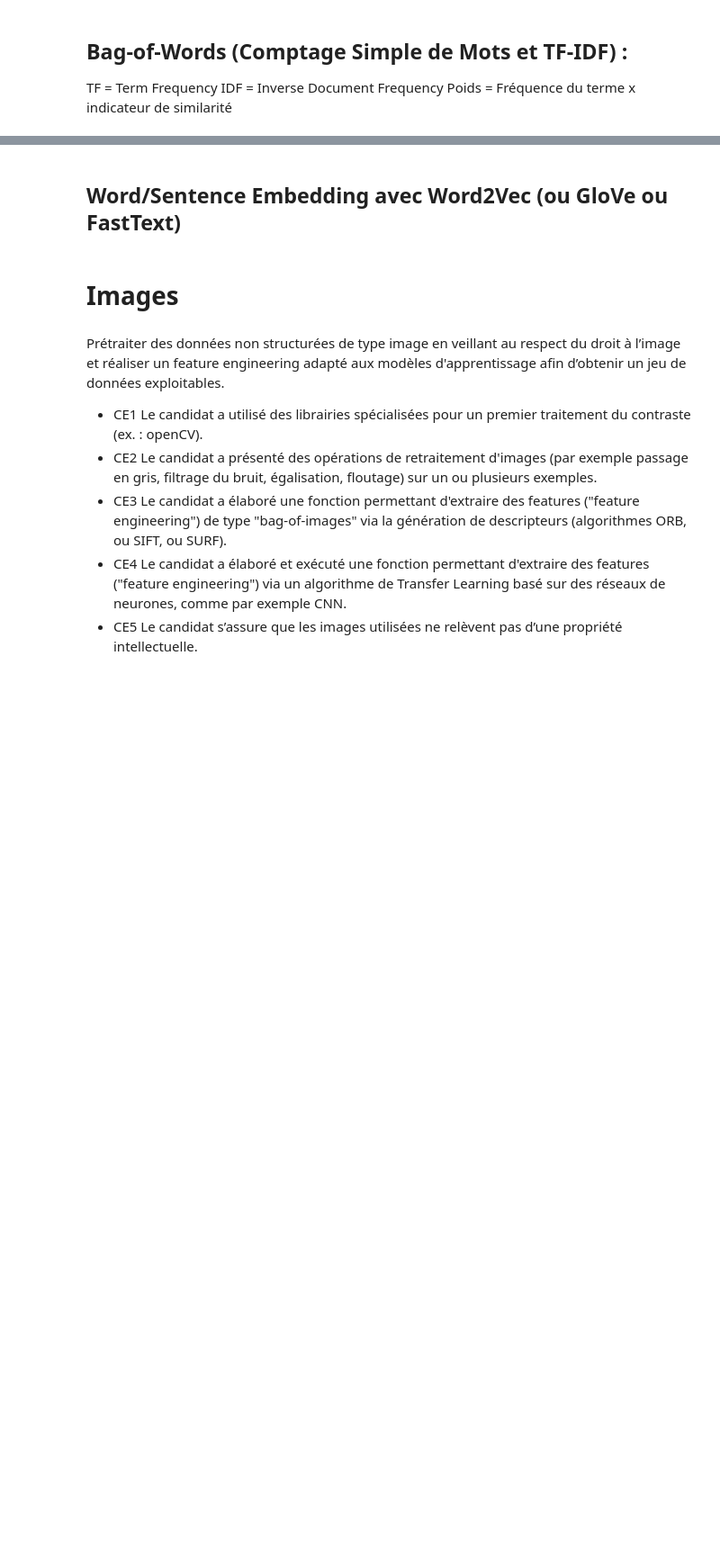
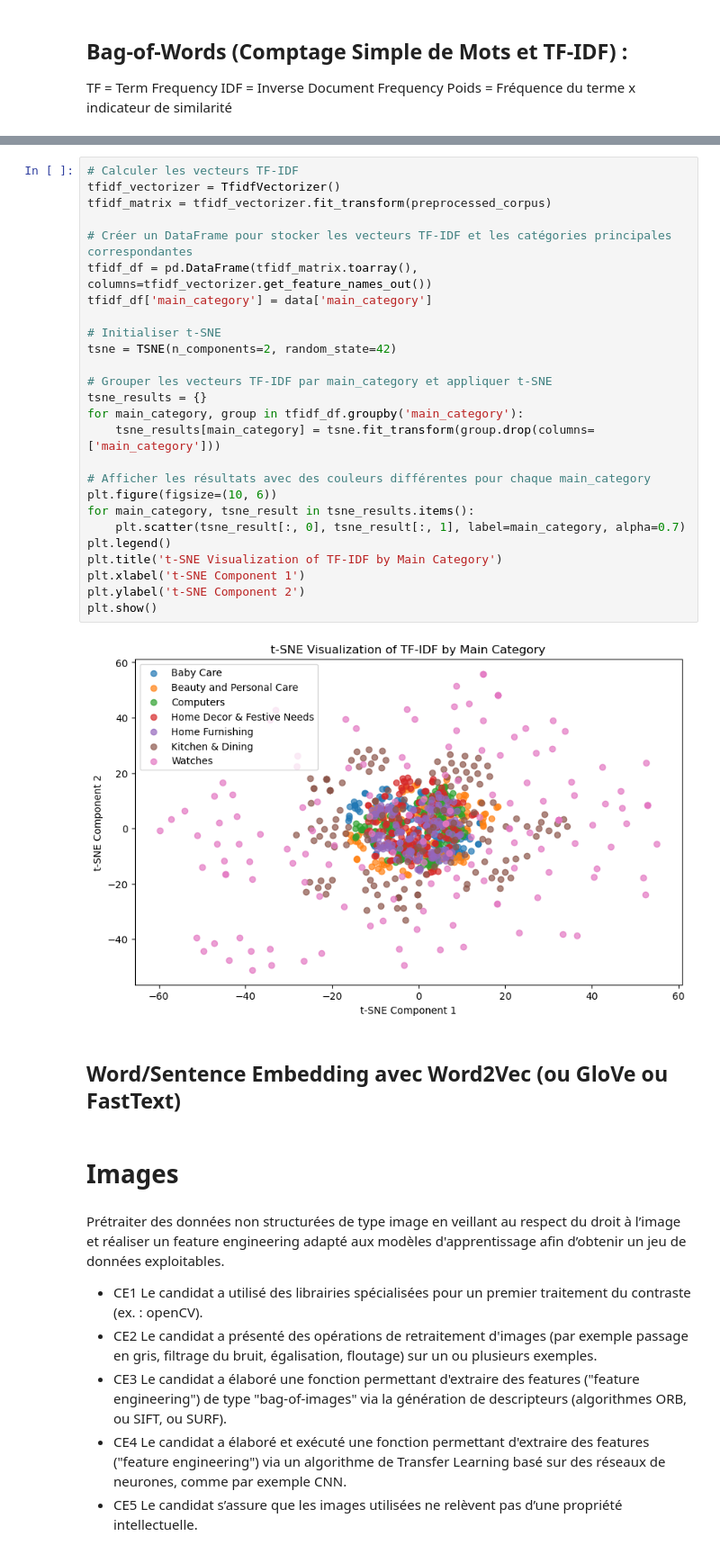
Before and after one commit to Tarek-D/P6_Classifiez_automatiquement_des_biens_de_consommation, a Jupyter notebook: Etude/evaluation_faisabilite.ipynb, the cells around one changed output, grey strips where cells are left out. Shown at 90% size. Saved outputs shown, nothing was run; the diff lists cells and outputs as text; blank space fills up the shorter version.

```diff
--- a/Etude/evaluation_faisabilite.ipynb
+++ b/Etude/evaluation_faisabilite.ipynb
@@ -365,3 +490,31 @@ Poids = Fréquence du terme x indicateur de similarité
+# %%
+# Calculer les vecteurs TF-IDF
+tfidf_vectorizer = TfidfVectorizer()
+tfidf_matrix = tfidf_vectorizer.fit_transform(preprocessed_corpus)
+
+# Créer un DataFrame pour stocker les vecteurs TF-IDF et les catégories principales correspondantes
+tfidf_df = pd.DataFrame(tfidf_matrix.toarray(), columns=tfidf_vectorizer.get_feature_names_out())
+tfidf_df['main_category'] = data['main_category']
+
+# Initialiser t-SNE
+tsne = TSNE(n_components=2, random_state=42)
+
+# Grouper les vecteurs TF-IDF par main_category et appliquer t-SNE
+tsne_results = {}
+for main_category, group in tfidf_df.groupby('main_category'):
+    tsne_results[main_category] = tsne.fit_transform(group.drop(columns=['main_category']))
+
+# Afficher les résultats avec des couleurs différentes pour chaque main_category
+plt.figure(figsize=(10, 6))
+for main_category, tsne_result in tsne_results.items():
+    plt.scatter(tsne_result[:, 0], tsne_result[:, 1], label=main_category, alpha=0.7)
+plt.legend()
+plt.title('t-SNE Visualization of TF-IDF by Main Category')
+plt.xlabel('t-SNE Component 1')
+plt.ylabel('t-SNE Component 2')
+plt.show()
+# %% [output]
+[figure, added]
 # %% [markdown]
 ## Word/Sentence Embedding avec Word2Vec (ou GloVe ou FastText)
 # %% [markdown]
```
Also changed, not shown: parts of 14 cells of this notebook.
